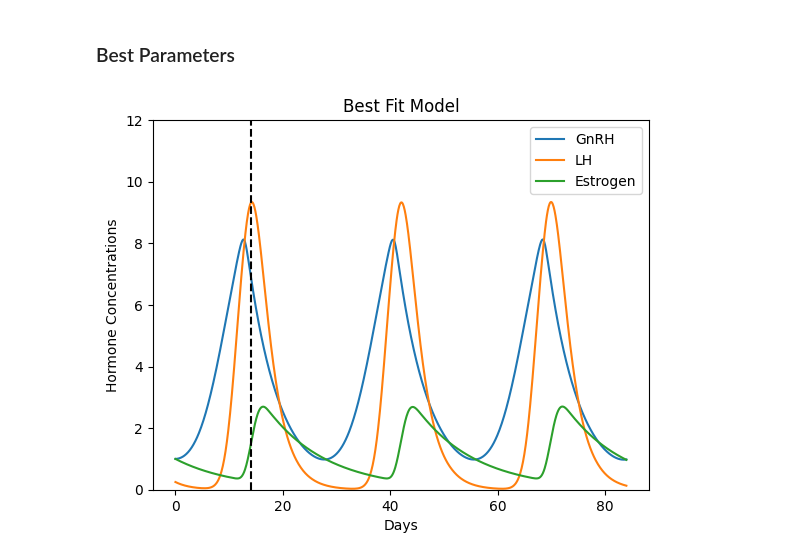
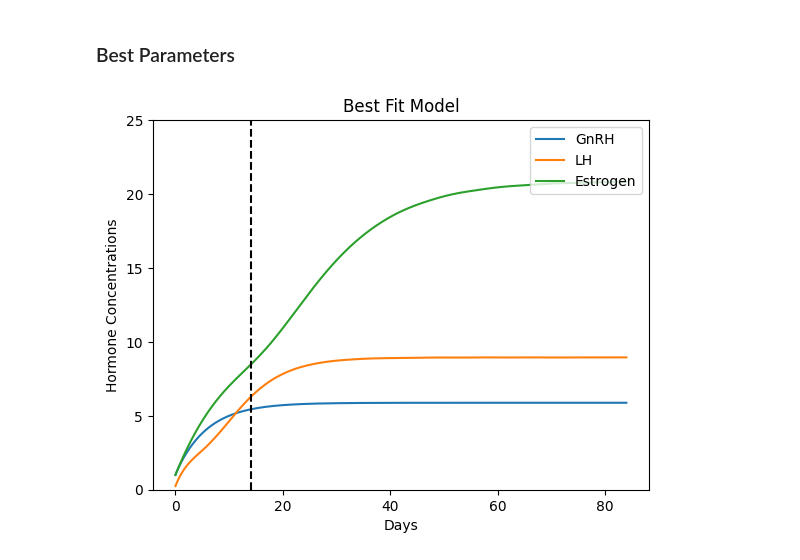
Before and after one commit to fletchmur/menstrual-cycle-model, a Jupyter notebook: controllable_model.ipynb, the cells around one changed output. Saved outputs shown, nothing was run; the diff lists cells and outputs as text; code cells hidden in the pictures.

```diff
--- a/controllable_model.ipynb
+++ b/controllable_model.ipynb
@@ -267,8 +267,8 @@ def pack_params(theta):
 ### Best Parameters
 # %%
 model = ControlMenstrualModel(initial_hormones=initial_conditions, time_domain=(0, 3*28), resolution=1000)
-sol = model.simulate([0, 0, 0])
-model.plot(sol, plot_day_14=True, ylim=(0, 12), title="Best Fit Model")
+sol = model.simulate([1, 1, 1])
+model.plot(sol, plot_day_14=True, ylim=(0,25), title="Best Fit Model")
 plt.savefig("figures/best_fit.pdf")
 # %% [output]
-[figure, old version]
+[figure, new version]
```
Also changed, not shown: 3 other files.
